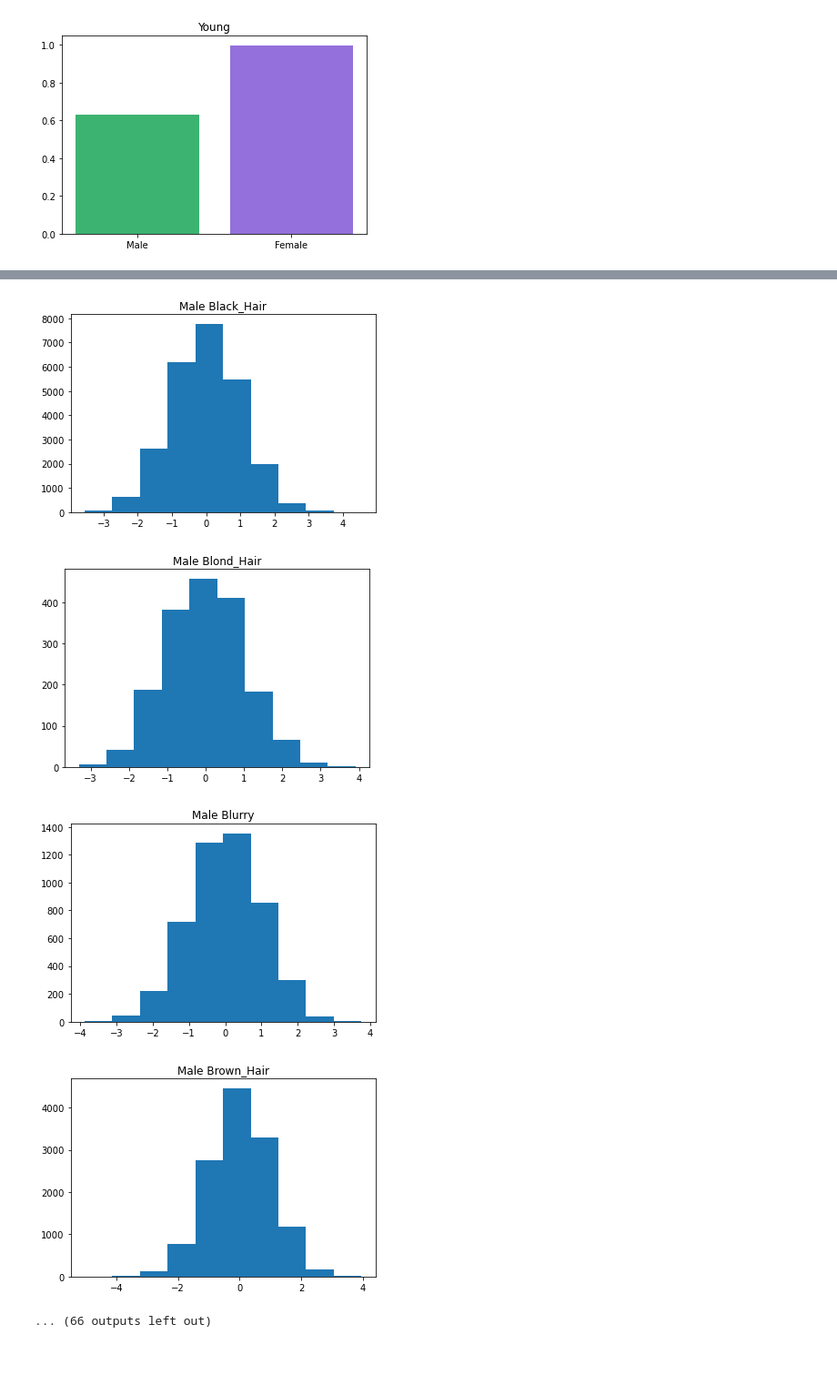
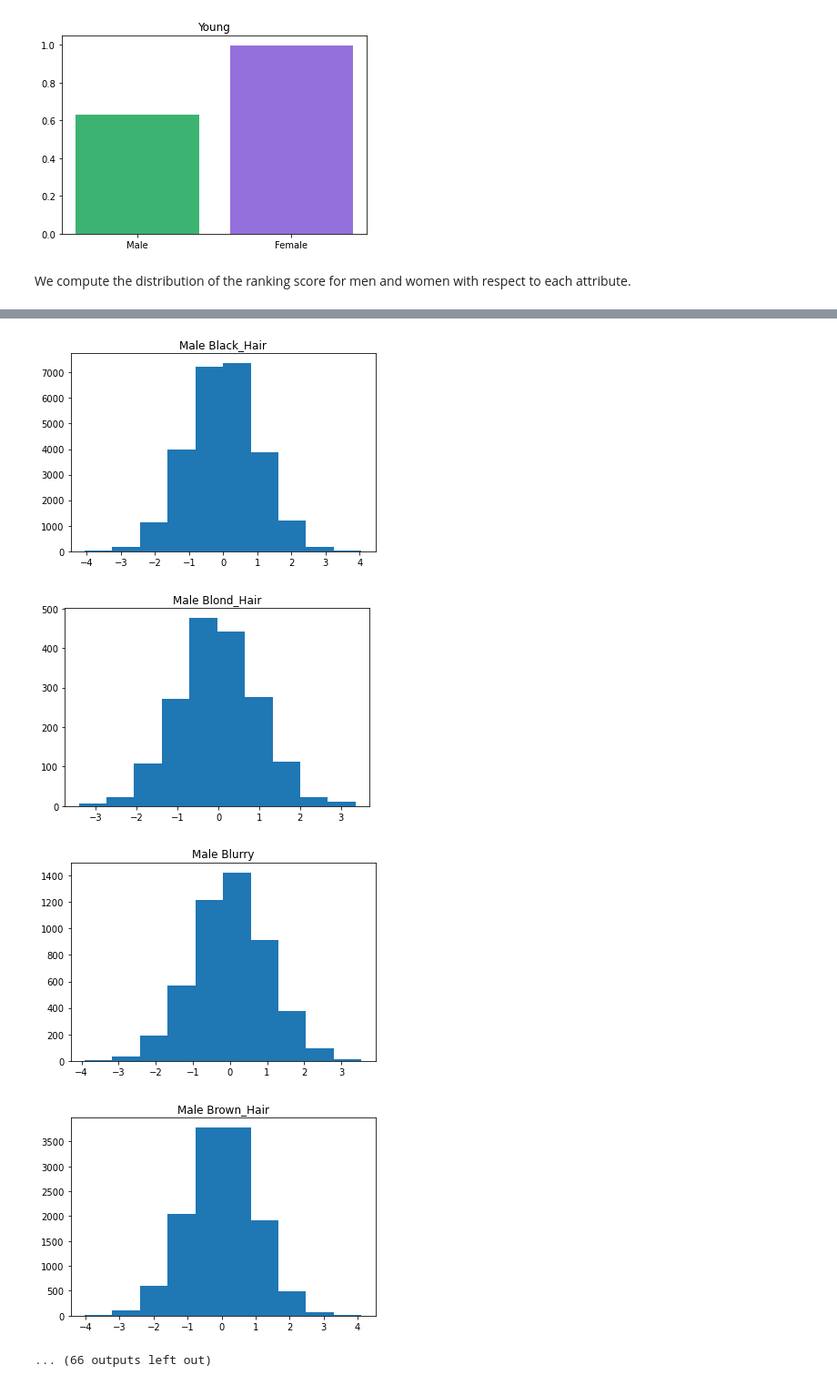
Before and after one commit to nobias-project/OT-ICNN-bias, a Jupyter notebook: notebooks/Evaluation_Experiments_CelebA.ipynb, the cells around one changed output, grey strips where cells are left out. Shown at 91% size. Drawn from its saved outputs; the diff is of its cells as text; code cells hidden in the pictures; blank space fills up the shorter version.

Commit message:
Completed CelebA experiments eval notebook

```diff
--- a/notebooks/Evaluation_Experiments_CelebA.ipynb
+++ b/notebooks/Evaluation_Experiments_CelebA.ipynb
@@ -22,4 +33,9 @@ In this notebook we set up the evaluation of our experiments. We also implement
 # %%
 # paths
 celebA_csv = "../data/celeba/list_attr_celeba.csv"
-results = "../results"
+results_folder = "../results"
+models_folder = results_folder + "/Results_CelebA_ResNet18/input_dim_1000" +\
+                "/init_trunc_inv_sqrt/layers_3/neuron_1024/" +\
+                "lambda_cvx_0.1_mean_0.0/" +\
+                "optim_Adamlr_0.001betas_0.5_0.99/gen_16/batch_25/" +\
+                "trial_1_last_inp_qudr/storing_models"
@@ -63,9 +95,11 @@ def make_barplot(path, column, values):
 # %%
 # save the barplots
 for col, values in bias.items():
-    make_barplots(results + "/barplots_celeba", col, values)
+    make_barplot(results_folder + "/barplots_celeba", col, values)
 # %% [output]
 [figure]
+# %% [markdown]
+We compute the distribution of the ranking score for men and women with respect to each attribute.
 # %%
 # foo colums, to be replaced with the actual ranking score
 df["foo"] = np.random.normal(size=len(df))
@@ -83,5 +117,5 @@ for male in [1,-1]:
     else:
         gender = "Female"
     for col in bias.keys():
-        make_histograms(results + "/histograms_celeba", df_gender, col, "foo", gender)
+        make_histograms(results_folder + "/histograms_celeba", df_gender, col, "foo", gender)
 # %% [output]
@@ -96,5 +130,5 @@ for male in [1,-1]:
-[figure, old version]
+[figure, new version]
-[figure, old version]
+[figure, new version]
-[figure, old version]
+[figure, new version]
-[figure, old version]
+[figure, new version]
 ... (66 outputs left out)
```
Also changed, not shown: parts of 23 cells of this notebook.
